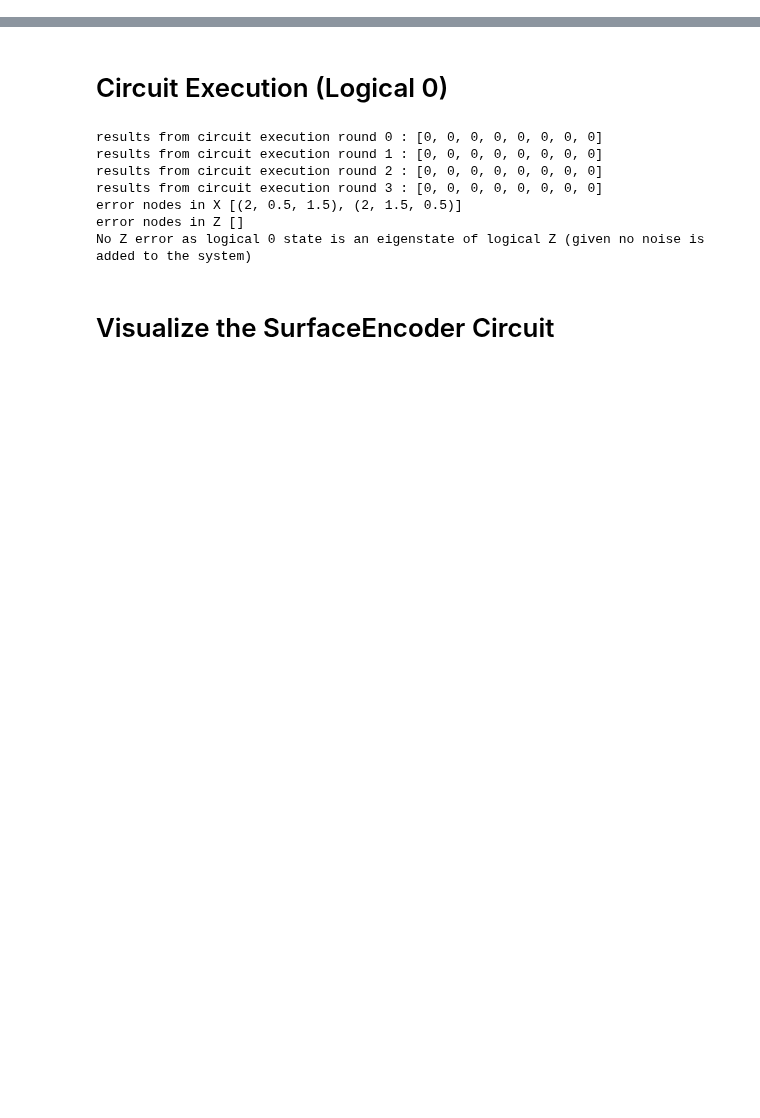
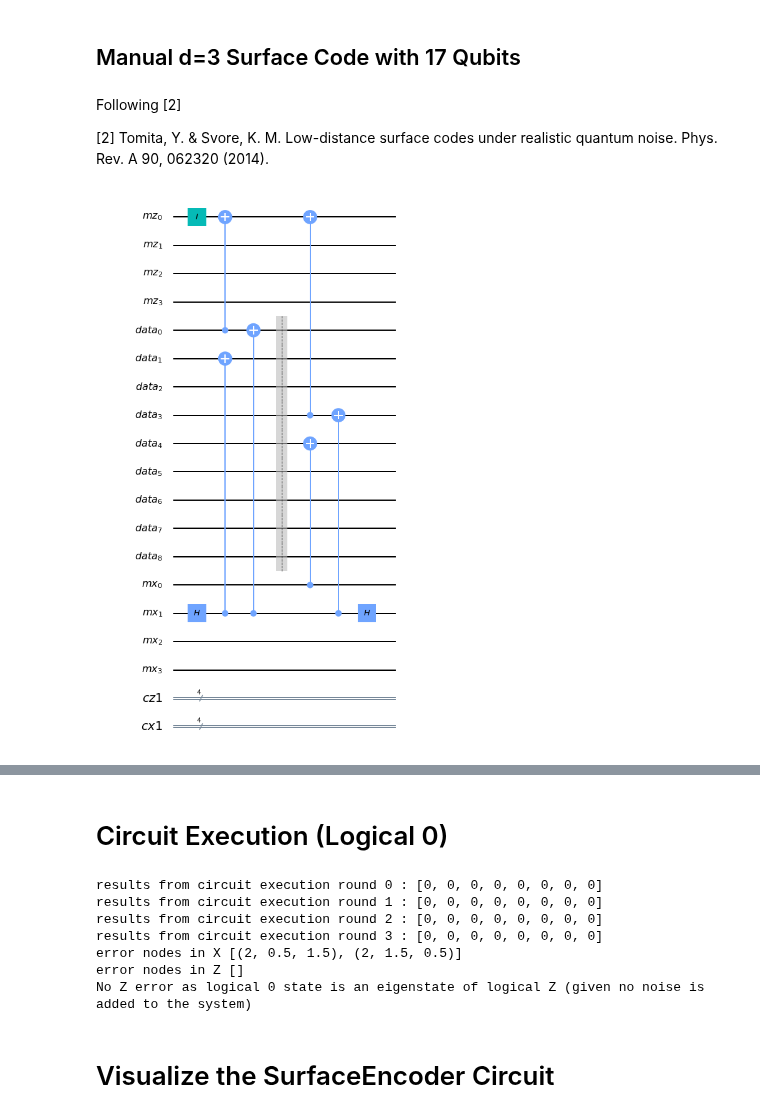
Before and after one commit to yaleqc/qtcodes, a Jupyter notebook: tutorials/1_surface_code_encoding.ipynb, the cells around one changed output, grey strips where cells are left out. Cells and saved outputs as stored; diff of their text form; code cells hidden in the pictures; blank space fills up the shorter version.

```diff
--- a/tutorials/1_surface_code_encoding.ipynb
+++ b/tutorials/1_surface_code_encoding.ipynb
@@ -1,3 +143,32 @@
+# %% [markdown]
+## Manual d=3 Surface Code with 17 Qubits
+# %% [markdown]
+Following [2]
+
+[2] Tomita, Y. & Svore, K. M. Low-distance surface codes under realistic quantum noise. Phys. Rev. A 90, 062320 (2014).
+# %%
+data = QuantumRegister(9, name='data')
+mx = QuantumRegister(4, name='mx')
+mz = QuantumRegister(4, name='mz')
+
+cx1 = ClassicalRegister(4, name='cx1')
+cz1 = ClassicalRegister(4, name='cz1')
+
+circ = QuantumCircuit(mz, data, mx, cz1, cx1)
+circ.h(mx[1])
+circ.i(mz[0])
+circ.cx(mx[1], data[1])
+circ.cx(data[0], mz[0])
+circ.cx(mx[1], data[0])
+circ.barrier(data)
+circ.cx(mx[0], data[4])
+circ.cx(data[3], mz[0])
+circ.cx(mx[1], data[3])
+circ.h(mx[1])
+
+circ.draw(output='mpl')
+# %% [output]
+[figure, added]
 # %% [markdown]
 # Circuit Generation for Surface Codes
 
```
Also changed, not shown: parts of 10 cells of this notebook.
